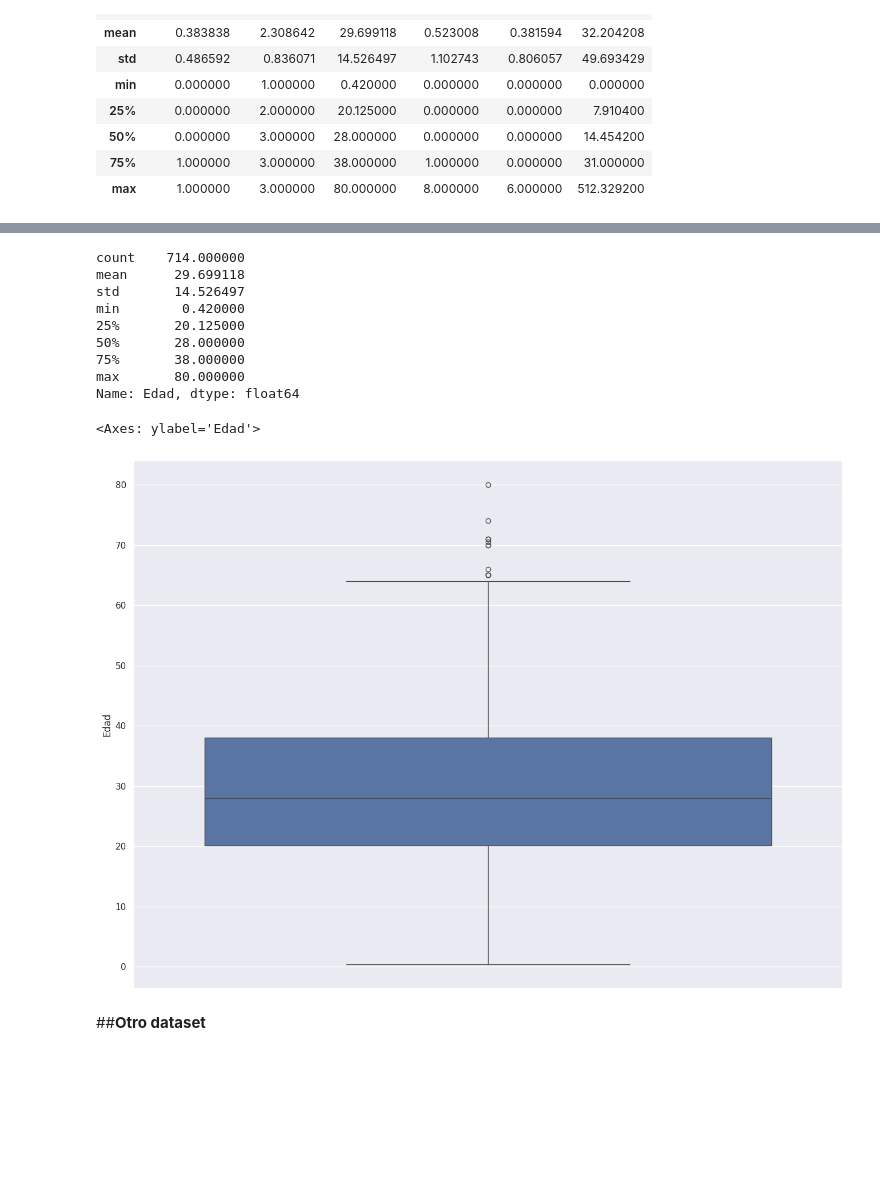
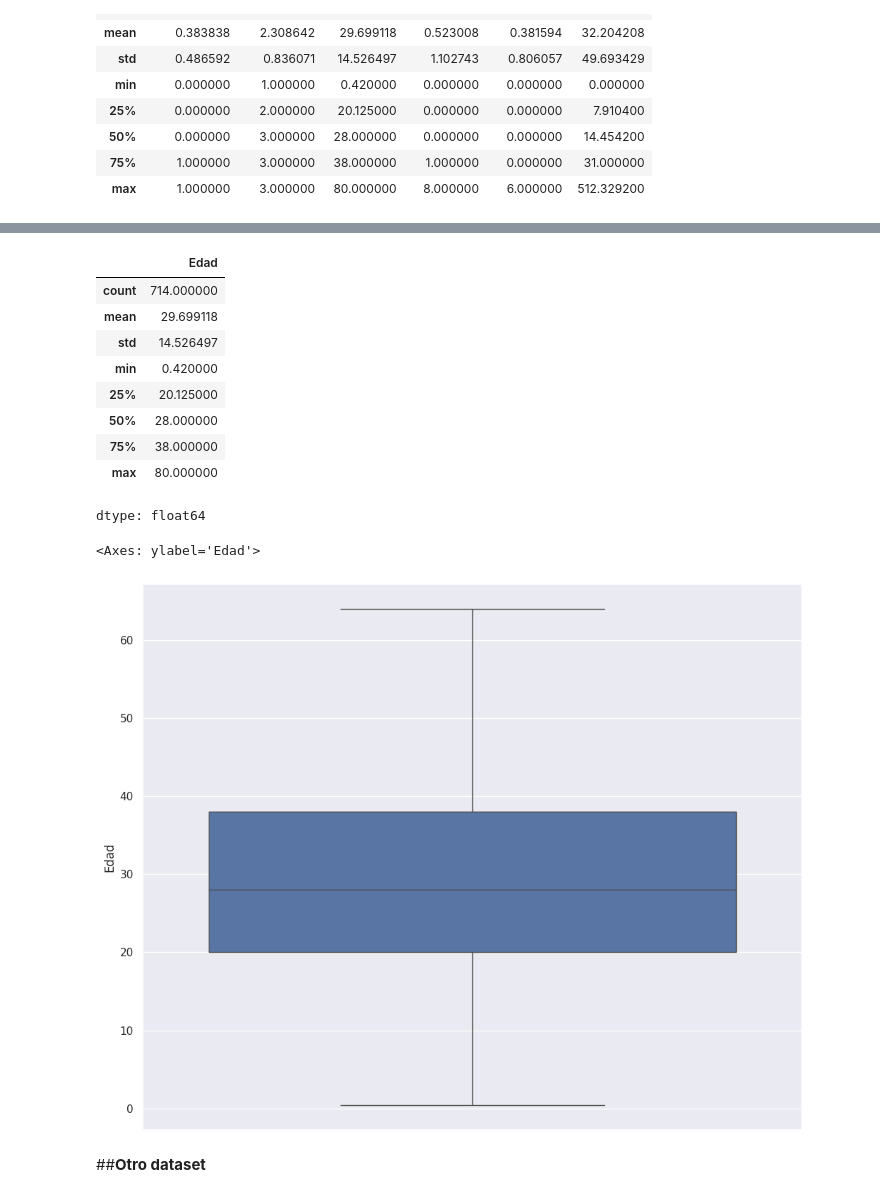
Before and after one commit to JorgePeje/test-python-utec, a Jupyter notebook: Programacion-Python-Utec/modulo3/SESION5/Sesión_5_Univariado_[Student_View].ipynb, the cells around one changed output, grey strips where cells are left out. Cells and saved outputs as stored; diff of their text form; code cells hidden in the pictures; blank space fills up the shorter version.

```diff
--- a/Programacion-Python-Utec/modulo3/SESION5/Sesión_5_Univariado_[Student_View].ipynb
+++ b/Programacion-Python-Utec/modulo3/SESION5/Sesión_5_Univariado_[Student_View].ipynb
@@ -257,6 +257,7 @@ dtype: object
 # %%
 # Se puede cambiar el tamaño de las figuras
 sns.set(rc={"figure.figsize":(8, 4)}) #ancho=8, alto=4
+sns.set_theme(style="white")
 # %% [markdown]
 `countplot()`
 Muestra los conteos de observaciones para el conjunto de datos de una variable categórica usando barras.
@@ -380,3 +383,3 @@ Name: Tarifa, dtype: float64
 # %%
 # Configurar el tamaño de la figura a 16x12 pulgadas
-sns.set(rc={"figure.figsize":(16, ### Completar)})
+sns.set(rc={"figure.figsize":(12,10)}), ### Completar)})
@@ -398,22 +403,24 @@ sns.boxplot(data=df, y='### Completar')
 # %%
 # Mostrar estadísticas descriptivas para la columna 'Edad' del dataframe df
-df['### Completar'].describe()
+df['Edad'].describe()
 # %% [output]
+|  | Edad |
+| count | 714.000000 |
+| mean | 29.699118 |
+| std | 14.526497 |
+| min | 0.420000 |
+| 25% | 20.125000 |
+| 50% | 28.000000 |
+| 75% | 38.000000 |
+| max | 80.000000 |
-count    714.000000
-mean      29.699118
-std       14.526497
-min        0.420000
-25%       20.125000
-50%       28.000000
-75%       38.000000
-max       80.000000
-Name: Edad, dtype: float64
+dtype: float64
 # %%
 # Graficar un diagrama de caja vertical para la columna 'Edad'
-sns.boxplot(data=### Completar, y='### Completar')
+df_limpio = df[df['Edad']<65]
+sns.boxplot(data=df_limpio, y='Edad')
 # %% [output]
 <Axes: ylabel='Edad'>
-[figure, old version]
+[figure, new version]
 # %% [markdown]
 ##**Otro dataset**
 # %%
```
Also changed, not shown: parts of 12 cells of this notebook.
